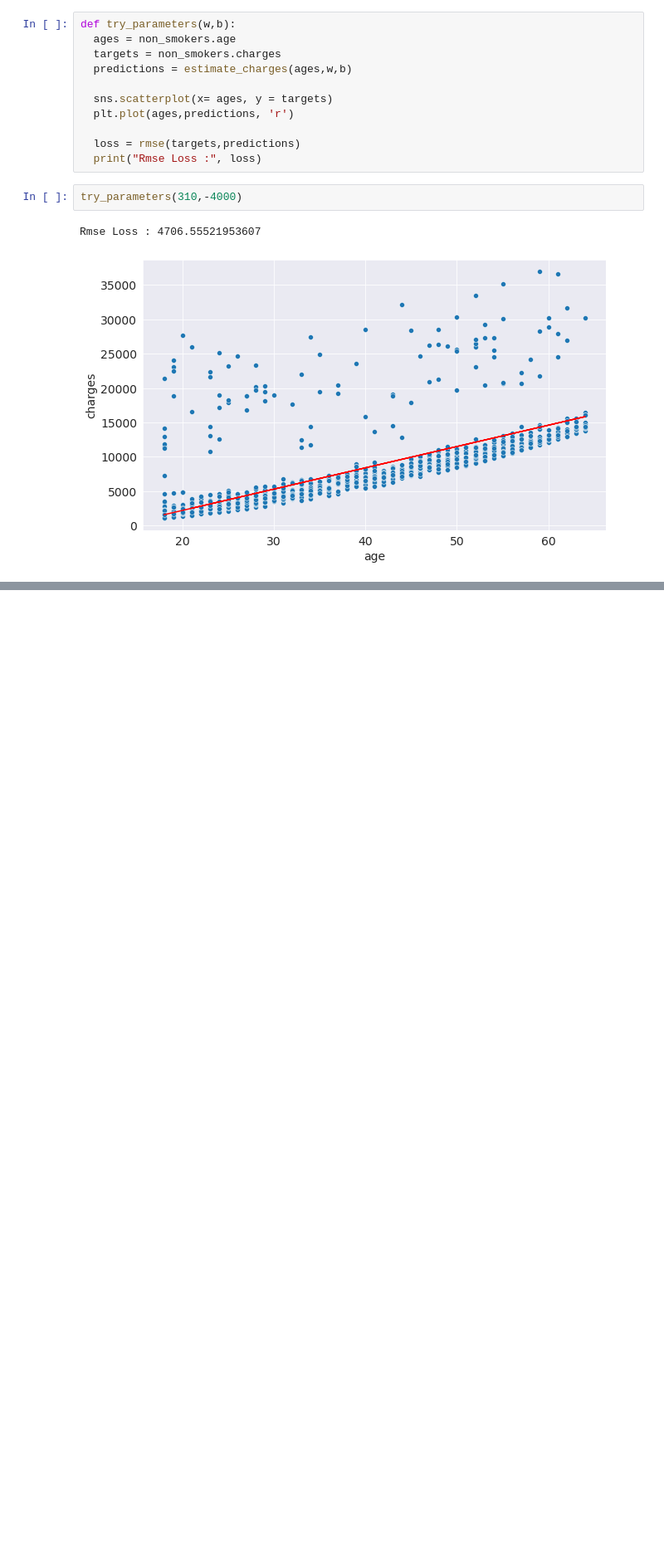
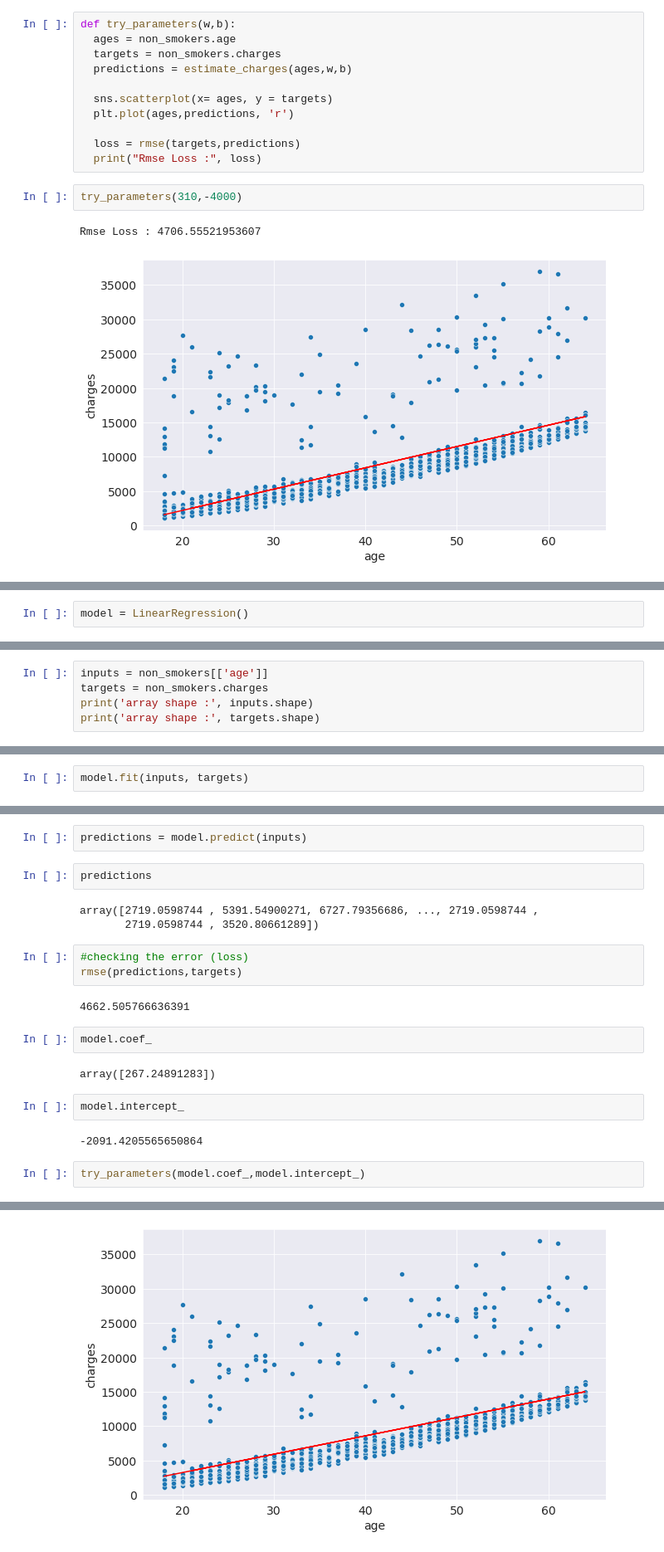
Before and after one commit to heyrobin/Medical-Expenses--ML, a Jupyter notebook: Predicting_Medical_Expenses_using_Linear_Regression.ipynb, the cells around one changed output, grey strips where cells are left out. Shown: that part at 83% size. Cells and saved outputs as stored; diff of their text form; blank space fills up the shorter version.

```diff
--- a/Predicting_Medical_Expenses_using_Linear_Regression.ipynb
+++ b/Predicting_Medical_Expenses_using_Linear_Regression.ipynb
@@ -386,0 +393,2 @@ Rmse Loss : 4706.55521953607
+# %%
+model = LinearRegression()
@@ -386,0 +415,5 @@ Rmse Loss : 4706.55521953607
+# %%
+inputs = non_smokers[['age']]
+targets = non_smokers.charges
+print('array shape :', inputs.shape)
+print('array shape :', targets.shape)
@@ -386,0 +423,2 @@ Rmse Loss : 4706.55521953607
+# %%
+model.fit(inputs, targets)
@@ -386,0 +432,23 @@ Rmse Loss : 4706.55521953607
+# %%
+predictions = model.predict(inputs)
+# %%
+predictions
+# %% [output]
+array([2719.0598744 , 5391.54900271, 6727.79356686, ..., 2719.0598744 ,
+       2719.0598744 , 3520.80661289])
+# %%
+#checking the error (loss)
+rmse(predictions,targets)
+# %% [output]
+4662.505766636391
+# %%
+model.coef_
+# %% [output]
+array([267.24891283])
+# %%
+model.intercept_
+# %% [output]
+-2091.4205565650864
+# %%
+try_parameters(model.coef_,model.intercept_)
+# %% [output]
@@ -386,0 +456 @@ Rmse Loss : 4706.55521953607
+[figure, added]
```
Also changed, not shown: parts of 8 cells of this notebook.
